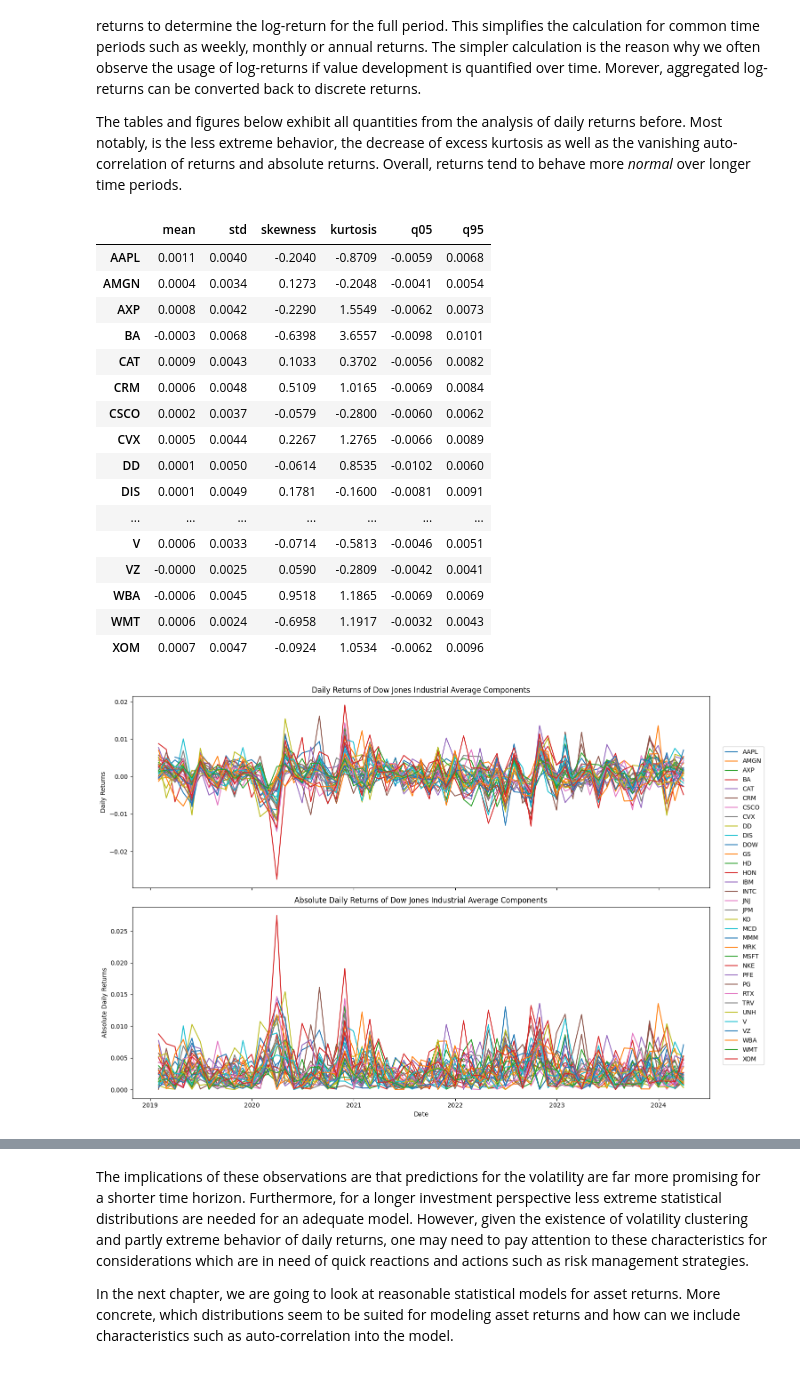
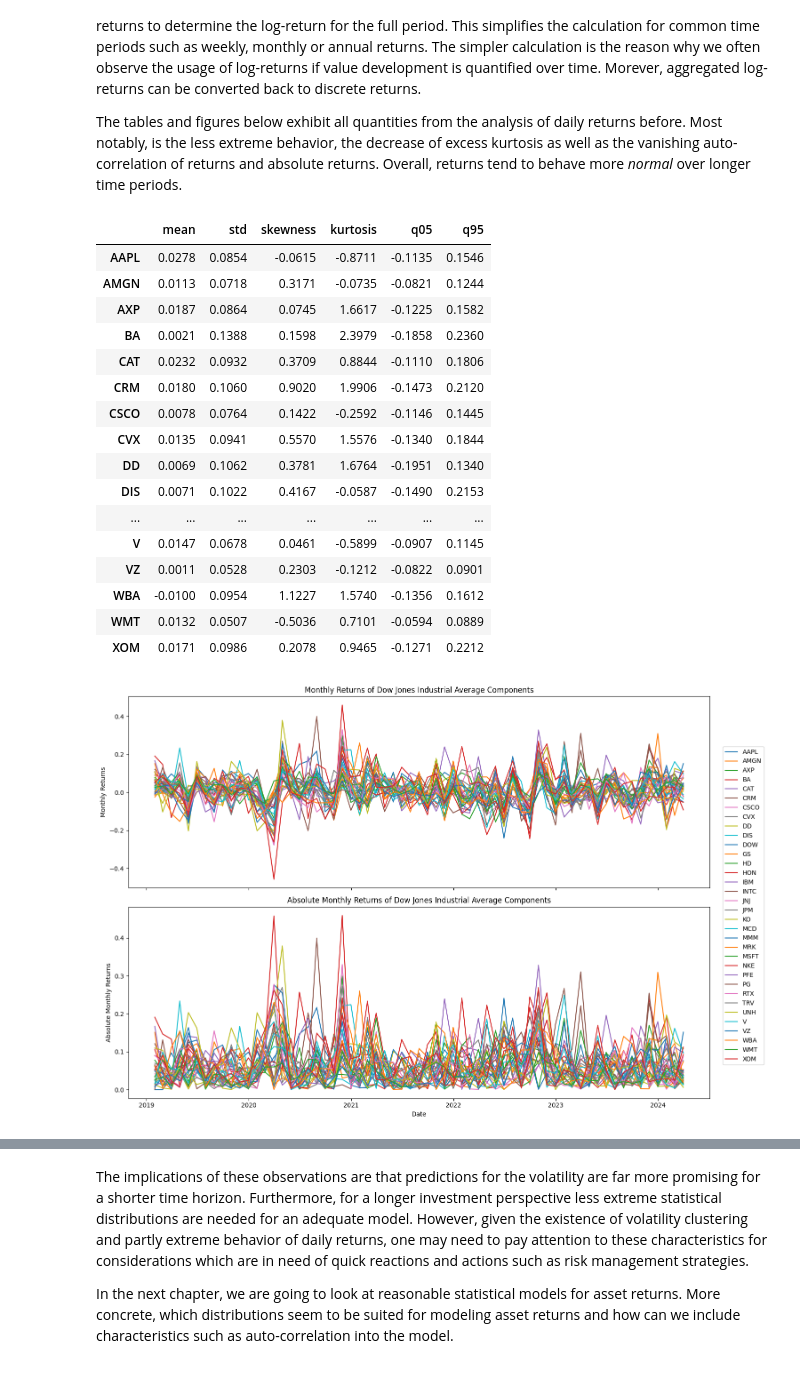
Before and after one commit to RalfKellner/fdaml_coursebook, a Jupyter notebook: coursebook/_build/jupyter_execute/02_empirical_asset_returns.ipynb, the cells around one changed output, grey strips where cells are left out. Cells and saved outputs as stored; diff of their text form; code cells hidden in the pictures.

```diff
--- a/coursebook/_build/jupyter_execute/02_empirical_asset_returns.ipynb
+++ b/coursebook/_build/jupyter_execute/02_empirical_asset_returns.ipynb
@@ -389,7 +389,7 @@ The log-return is additive over time which means we simply can sum over the sing
 The tables and figures below exhibit all quantities from the analysis of daily returns before. Most notably, is the less extreme behavior, the decrease of excess kurtosis as well as the vanishing auto-correlation of returns and absolute returns. Overall, returns tend to behave more *normal* over longer time periods.
 # %%
 df_returns_log = df_returns.apply(lambda x: np.log(1 + x))
-df_monthly_returns_log = df_returns_log.reset_index().groupby(pd.Grouper(key = 'Date', freq = "ME")).mean()
+df_monthly_returns_log = df_returns_log.reset_index().groupby(pd.Grouper(key = 'Date', freq = "ME")).sum()
 df_monthly_returns  = df_monthly_returns_log.apply(lambda x: np.exp(x) - 1)
 
 mssk_monthly = pd.concat((df_monthly_returns.mean(), df_monthly_returns.std(ddof = 1), df_monthly_returns.skew(), df_monthly_returns.kurtosis(), df_monthly_returns.quantile([0.05, 0.95]).transpose()), axis = 1).round(4)
@@ -397,48 +397,48 @@ mssk_monthly.columns = ["mean", "std", "skewness", "kurtosis", "q05", "q95"]
 mssk_monthly
 # %% [output]
 |  | mean | std | skewness | kurtosis | q05 | q95 |
-| AAPL | 0.0011 | 0.0040 | -0.2040 | -0.8709 | -0.0059 | 0.0068 |
-| AMGN | 0.0004 | 0.0034 | 0.1273 | -0.2048 | -0.0041 | 0.0054 |
-| AXP | 0.0008 | 0.0042 | -0.2290 | 1.5549 | -0.0062 | 0.0073 |
-| BA | -0.0003 | 0.0068 | -0.6398 | 3.6557 | -0.0098 | 0.0101 |
-| CAT | 0.0009 | 0.0043 | 0.1033 | 0.3702 | -0.0056 | 0.0082 |
-| CRM | 0.0006 | 0.0048 | 0.5109 | 1.0165 | -0.0069 | 0.0084 |
-| CSCO | 0.0002 | 0.0037 | -0.0579 | -0.2800 | -0.0060 | 0.0062 |
-| CVX | 0.0005 | 0.0044 | 0.2267 | 1.2765 | -0.0066 | 0.0089 |
-| DD | 0.0001 | 0.0050 | -0.0614 | 0.8535 | -0.0102 | 0.0060 |
-| DIS | 0.0001 | 0.0049 | 0.1781 | -0.1600 | -0.0081 | 0.0091 |
+| AAPL | 0.0278 | 0.0854 | -0.0615 | -0.8711 | -0.1135 | 0.1546 |
+| AMGN | 0.0113 | 0.0718 | 0.3171 | -0.0735 | -0.0821 | 0.1244 |
+| AXP | 0.0187 | 0.0864 | 0.0745 | 1.6617 | -0.1225 | 0.1582 |
+| BA | 0.0021 | 0.1388 | 0.1598 | 2.3979 | -0.1858 | 0.2360 |
+| CAT | 0.0232 | 0.0932 | 0.3709 | 0.8844 | -0.1110 | 0.1806 |
+| CRM | 0.0180 | 0.1060 | 0.9020 | 1.9906 | -0.1473 | 0.2120 |
+| CSCO | 0.0078 | 0.0764 | 0.1422 | -0.2592 | -0.1146 | 0.1445 |
+| CVX | 0.0135 | 0.0941 | 0.5570 | 1.5576 | -0.1340 | 0.1844 |
+| DD | 0.0069 | 0.1062 | 0.3781 | 1.6764 | -0.1951 | 0.1340 |
+| DIS | 0.0071 | 0.1022 | 0.4167 | -0.0587 | -0.1490 | 0.2153 |
 | ... | ... | ... | ... | ... | ... | ... |
-| V | 0.0006 | 0.0033 | -0.0714 | -0.5813 | -0.0046 | 0.0051 |
-| VZ | -0.0000 | 0.0025 | 0.0590 | -0.2809 | -0.0042 | 0.0041 |
-| WBA | -0.0006 | 0.0045 | 0.9518 | 1.1865 | -0.0069 | 0.0069 |
-| WMT | 0.0006 | 0.0024 | -0.6958 | 1.1917 | -0.0032 | 0.0043 |
-| XOM | 0.0007 | 0.0047 | -0.0924 | 1.0534 | -0.0062 | 0.0096 |
+| V | 0.0147 | 0.0678 | 0.0461 | -0.5899 | -0.0907 | 0.1145 |
+| VZ | 0.0011 | 0.0528 | 0.2303 | -0.1212 | -0.0822 | 0.0901 |
+| WBA | -0.0100 | 0.0954 | 1.1227 | 1.5740 | -0.1356 | 0.1612 |
+| WMT | 0.0132 | 0.0507 | -0.5036 | 0.7101 | -0.0594 | 0.0889 |
+| XOM | 0.0171 | 0.0986 | 0.2078 | 0.9465 | -0.1271 | 0.2212 |
 # %%
 import matplotlib.pylab as plt
 
 fig, axs = plt.subplots(2, 1, figsize=(14, 10), sharex=True)
 
 # First plot for daily returns
 for column in df_monthly_returns.columns:
     axs[0].plot(df_monthly_returns.index, df_monthly_returns[column], label=column)
-axs[0].set_title('Daily Returns of Dow Jones Industrial Average Components')
-axs[0].set_ylabel('Daily Returns')
+axs[0].set_title('Monthly Returns of Dow Jones Industrial Average Components')
+axs[0].set_ylabel('Monthly Returns')
 
 # Second plot for absolute values over time
 for column in df_monthly_returns.columns:
     axs[1].plot(df_monthly_returns.index, df_monthly_returns[column].abs(), label=column)  # Use .abs() for absolute values
-axs[1].set_title('Absolute Daily Returns of Dow Jones Industrial Average Components')
+axs[1].set_title('Absolute Monthly Returns of Dow Jones Industrial Average Components')
 axs[1].set_xlabel('Date')
-axs[1].set_ylabel('Absolute Daily Returns')
+axs[1].set_ylabel('Absolute Monthly Returns')
 
 # Place a legend outside of the figure
 handles, labels = axs[0].get_legend_handles_labels()
 fig.legend(handles, labels, loc='upper left', bbox_to_anchor=(1.01, 0.85), borderaxespad=0)
 
 plt.tight_layout()
 plt.show()
 # %% [output]
-[figure, old version]
+[figure, new version]
 # %%
 from statsmodels.stats.diagnostic import acorr_ljungbox
 
```
Also changed, not shown: parts of 2 cells of this notebook, 54 other files.
